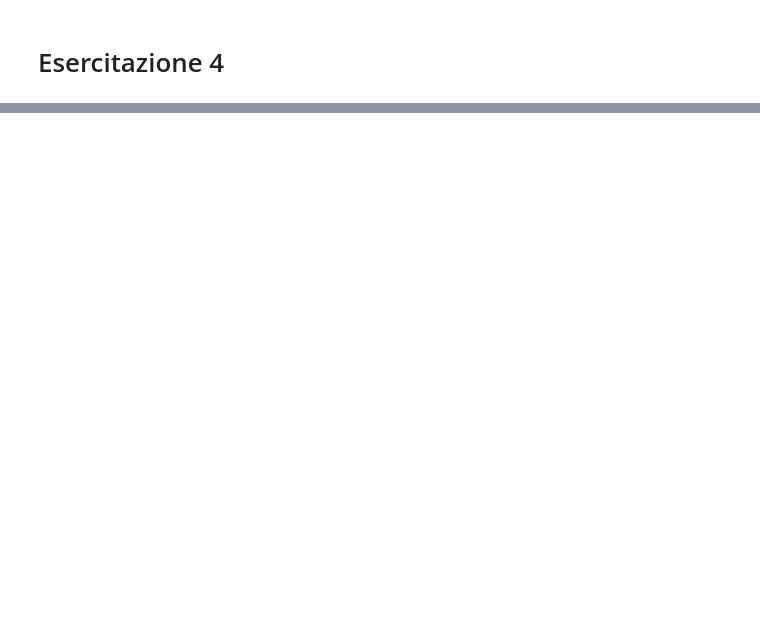
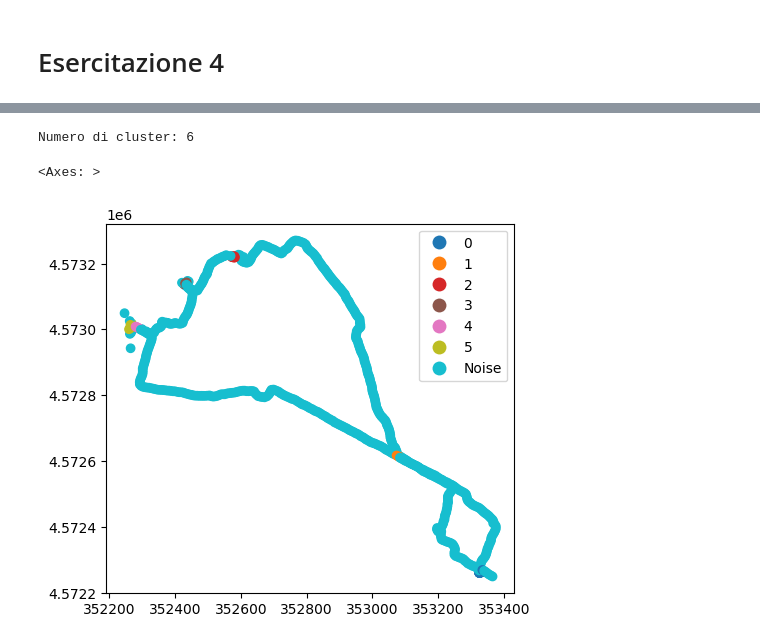
Before and after one commit to glucatv/TML2024, a Jupyter notebook: lez_12.ipynb, the cells around one changed output, grey strips where cells are left out. Drawn from its saved outputs; the diff is of its cells as text; code cells hidden in the pictures; blank space fills up the shorter version.

```diff
--- a/lez_12.ipynb
+++ b/lez_12.ipynb
@@ -95,0 +173,10 @@ Sperimentare l'algoritmo `DBSCAN` con  i punti del file `walk.shp`. Inoltre modi
+# %%
+punti_gdf = gpd.read_file(join('data','walk.shp'))
+
+print('Numero di cluster:', dbscan(punti_gdf, 5, 4) )
+
+punti_gdf.plot('label', legend=True)
+# %% [output]
+Numero di cluster: 6
+<Axes: >
+[figure, added]
```
Also changed, not shown: parts of 9 cells of this notebook.
